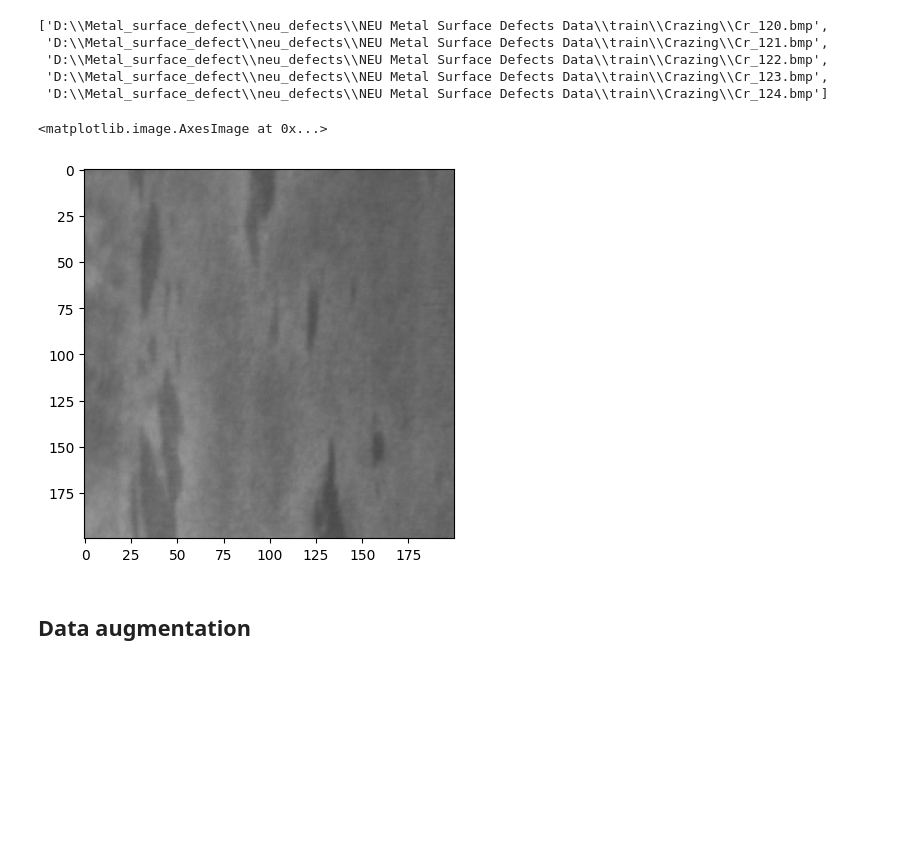
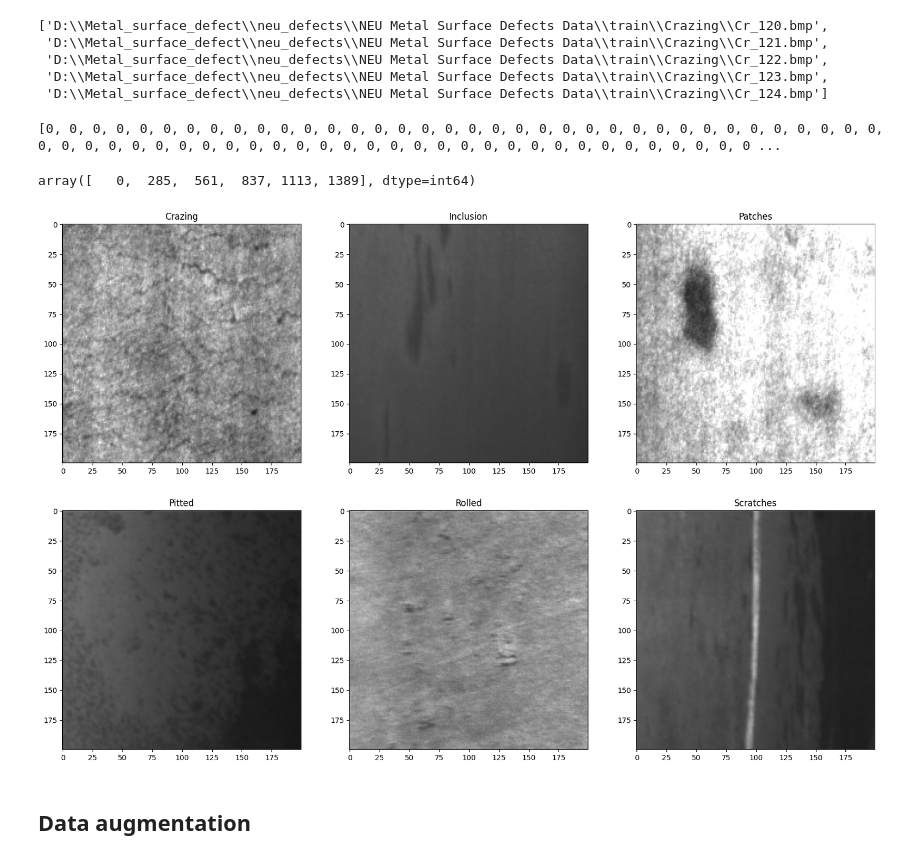
Before and after one commit to Nantakxrn007/Metal_surface_defect, a Jupyter notebook: pre-train.ipynb, the cells around one changed output. Saved outputs shown, nothing was run; the diff lists cells and outputs as text; code cells hidden in the pictures; blank space fills up the shorter version.

```diff
--- a/pre-train.ipynb
+++ b/pre-train.ipynb
@@ -146,10 +146,23 @@ train_images[:5]
  'D:\\Metal_surface_defect\\neu_defects\\NEU Metal Surface Defects Data\\train\\Crazing\\Cr_123.bmp',
  'D:\\Metal_surface_defect\\neu_defects\\NEU Metal Surface Defects Data\\train\\Crazing\\Cr_124.bmp']
 # %%
-plt.imshow(cv2.imread(train_images[276])) #correct idx
+print(train_labels)
+idx_images = np.where(np.diff(train_labels))[0] + 10
+idx_images = np.insert(idx_images,0,0)
+idx_images
 # %% [output]
-<matplotlib.image.AxesImage at 0x...>
+[0, 0, 0, 0, 0, 0, 0, 0, 0, 0, 0, 0, 0, 0, 0, 0, 0, 0, 0, 0, 0, 0, 0, 0, 0, 0, 0, 0, 0, 0, 0, 0, 0, 0, 0, 0, 0, 0, 0, 0, 0, 0, 0, 0, 0, 0, 0, 0, 0, 0, 0, 0, 0, 0, 0, 0, 0, 0, 0, 0, 0, 0, 0, 0, 0, 0, 0 ...
-[figure, removed]
+array([   0,  285,  561,  837, 1113, 1389], dtype=int64)
+# %%
+plt.figure(figsize=(20,13))
+for i in range(len(idx_images)):
+    imgs = cv2.imread(train_images[idx_images[i]])
+    plt.subplot(2,3,i+1)
+    plt.title(classes[i])
+    plt.imshow(imgs)
+plt.show()
+# %% [output]
+[figure, added]
 # %% [markdown]
 ## Data augmentation
 # %%
```
Also changed, not shown: parts of 1 cell of this notebook.
